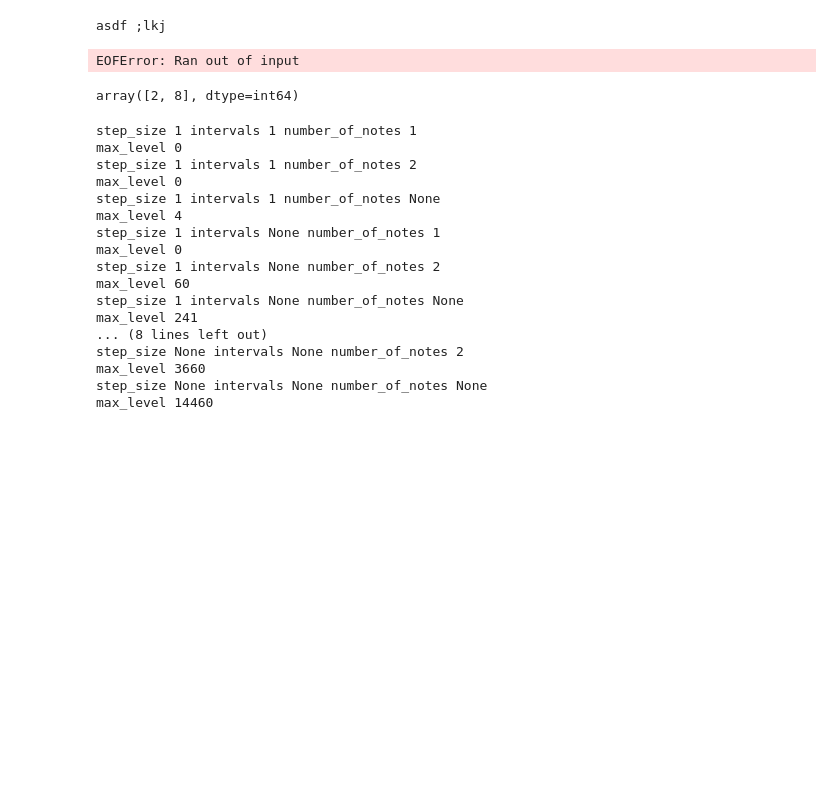
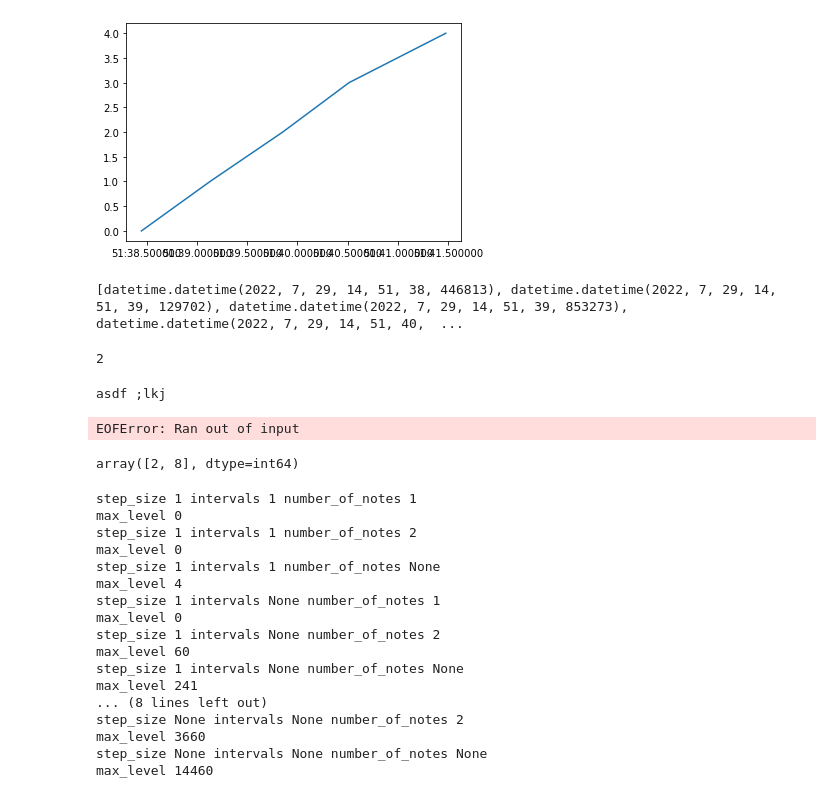
Before and after one commit to tomer-boyarski/ear-training, a Jupyter notebook: Music_Notebook.ipynb, the cells around one changed output. Saved outputs shown, nothing was run; the diff lists cells and outputs as text; code cells hidden in the pictures; blank space fills up the shorter version.

```diff
--- a/Music_Notebook.ipynb
+++ b/Music_Notebook.ipynb
@@ -1,3 +17,31 @@
+# %%
+import time
+import numpy as np
+import matplotlib.pyplot as plt
+from datetime import datetime
+
+x = []
+y = []
+start = datetime.now()
+for i in range(5):
+    y.append(i)
+    x.append(datetime.now())
+    time.sleep(np.random.rand())
+plt.plot(x,y)
+plt.show()
+print(x)
+# %% [output]
+[figure, added]
+[datetime.datetime(2022, 7, 29, 14, 51, 38, 446813), datetime.datetime(2022, 7, 29, 14, 51, 39, 129702), datetime.datetime(2022, 7, 29, 14, 51, 39, 853273), datetime.datetime(2022, 7, 29, 14, 51, 40,  ...
+# %%
+def myfunc():
+    print(x)
+def main():
+    x = 2
+    myfunc()
+main()
+# %% [output]
+2
 # %%
 s = 'asdf'
 print(f'{s} ;lkj')
```
Also changed, not shown: parts of 1 cell of this notebook, 12 other files.
